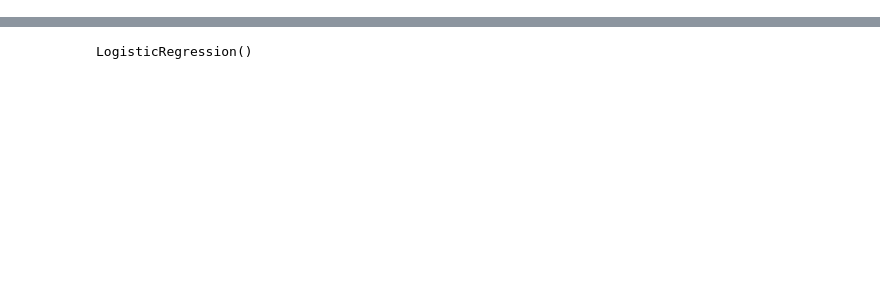
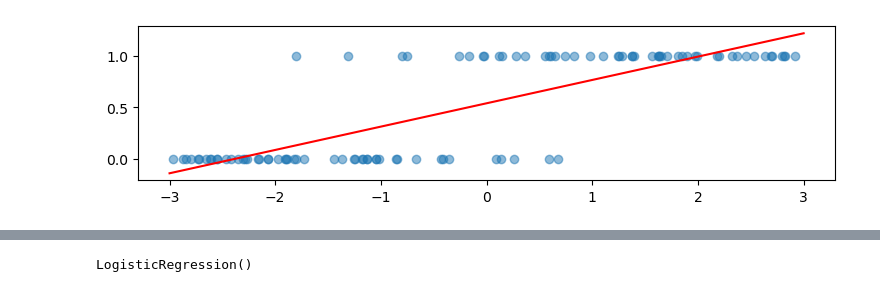
Before and after one commit to ferrari-leo/training, a Jupyter notebook: ml102/02_logistic_regression.ipynb, the cells around one changed output, grey strips where cells are left out. Cells and saved outputs as stored; diff of their text form; code cells hidden in the pictures; blank space fills up the shorter version.

```diff
--- a/ml102/02_logistic_regression.ipynb
+++ b/ml102/02_logistic_regression.ipynb
@@ -39,0 +59,6 @@ df.plot.scatter(x = 'x', y = 'y', alpha = 0.5)
+# %%
+plt.figure(figsize = (9,2))
+plt.scatter(x, y, alpha = 0.5)
+plt.plot(np.linspace(-3, 3, n), lm.predict(np.linspace(-3, 3, n).reshape(-1,1)), c='r');
+# %% [output]
+[figure, added]
```
Also changed, not shown: parts of 28 cells of this notebook, 2 other files.
